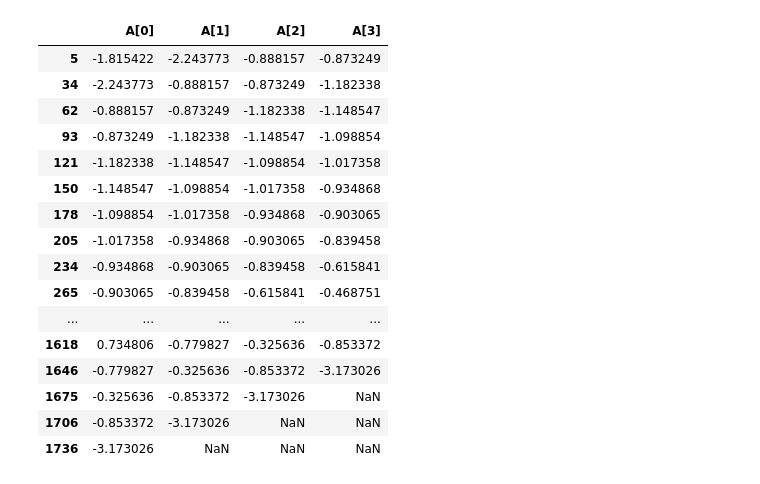
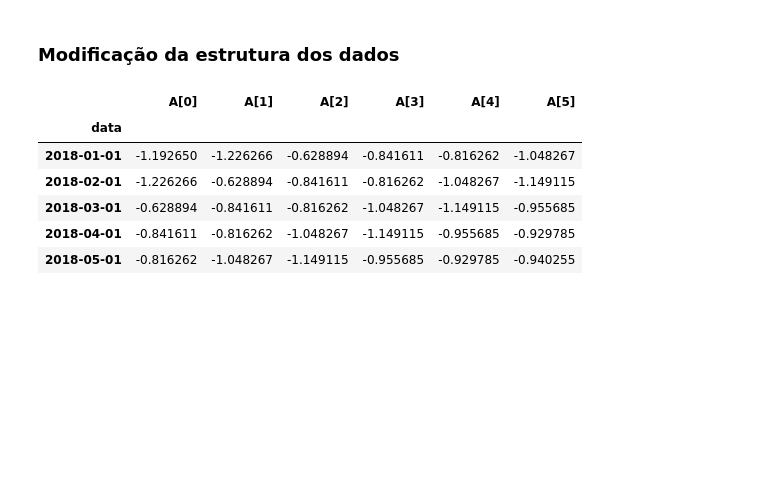
Before and after one commit to lucasstna/trabalho-siad, a Jupyter notebook: analise_dados.ipynb, the cells around one changed output. Saved outputs shown, nothing was run; the diff lists cells and outputs as text; code cells hidden in the pictures; blank space fills up the shorter version.

```diff
--- a/analise_dados.ipynb
+++ b/analise_dados.ipynb
@@ -16,3 +18,6 @@ query = '''
 
 with engine.connect() as conn:
     data_df = pd.read_sql(query, con=conn)
+# %%
+data_df['data'] = '01-' + (data_df['ano_mes'] % 100).astype(str) + '-' + (data_df['ano_mes'] // 100).astype(str)
+data_df['data'] = pd.to_datetime(data_df['data'], format='%d-%m-%Y')
@@ -19,2 +37,2 @@ with engine.connect() as conn:
 # %%
-data_df[data_df['tipo_veiculo'] == 'CAMINHONETE'].plot(x='ano_mes')
+data_df = data_df[data_df['tipo_veiculo'] == 'AUTOMOVEL']
@@ -24,2 +39,3 @@ data_df[data_df['tipo_veiculo'] == 'CAMINHONETE'].plot(x='ano_mes')
-# %%
-data_df = data_df[data_df['tipo_veiculo'] == 'CAMINHONETE']
+# %%
+data_df.set_index('data', inplace=True)
+data_df = data_df.asfreq('MS')
@@ -59,28 +58,21 @@ See the caveats in the documentation: https://pandas.pydata.org/pandas-docs/stab
+# %% [markdown]
+### Modificação da estrutura dos dados
 # %%
+# para treinamento dos dados
 novo_df = pd.DataFrame()
-window_size = 3
+window_size = 5
 
 for i in range(window_size + 1):
     novo_df[f'A[{i}]'] = data_df['qtd_acidentes_norm'].shift(-i)
 
-novo_df
+novo_df.head()
 # %% [output]
-|  | A[0] | A[1] | A[2] | A[3] |
-| 5 | -1.815422 | -2.243773 | -0.888157 | -0.873249 |
-| 34 | -2.243773 | -0.888157 | -0.873249 | -1.182338 |
-| 62 | -0.888157 | -0.873249 | -1.182338 | -1.148547 |
-| 93 | -0.873249 | -1.182338 | -1.148547 | -1.098854 |
-| 121 | -1.182338 | -1.148547 | -1.098854 | -1.017358 |
-| 150 | -1.148547 | -1.098854 | -1.017358 | -0.934868 |
-| 178 | -1.098854 | -1.017358 | -0.934868 | -0.903065 |
-| 205 | -1.017358 | -0.934868 | -0.903065 | -0.839458 |
-| 234 | -0.934868 | -0.903065 | -0.839458 | -0.615841 |
-| 265 | -0.903065 | -0.839458 | -0.615841 | -0.468751 |
-| ... | ... | ... | ... | ... |
-| 1618 | 0.734806 | -0.779827 | -0.325636 | -0.853372 |
-| 1646 | -0.779827 | -0.325636 | -0.853372 | -3.173026 |
-| 1675 | -0.325636 | -0.853372 | -3.173026 | NaN |
-| 1706 | -0.853372 | -3.173026 | NaN | NaN |
-| 1736 | -3.173026 | NaN | NaN | NaN |
+|  | A[0] | A[1] | A[2] | A[3] | A[4] | A[5] |
+| data |  |  |  |  |  |  |
+| 2018-01-01 | -1.192650 | -1.226266 | -0.628894 | -0.841611 | -0.816262 | -1.048267 |
+| 2018-02-01 | -1.226266 | -0.628894 | -0.841611 | -0.816262 | -1.048267 | -1.149115 |
+| 2018-03-01 | -0.628894 | -0.841611 | -0.816262 | -1.048267 | -1.149115 | -0.955685 |
+| 2018-04-01 | -0.841611 | -0.816262 | -1.048267 | -1.149115 | -0.955685 | -0.929785 |
+| 2018-05-01 | -0.816262 | -1.048267 | -1.149115 | -0.955685 | -0.929785 | -0.940255 |
 # %%
 novo_df = novo_df.dropna()
```
Also changed, not shown: parts of 36 cells of this notebook.
